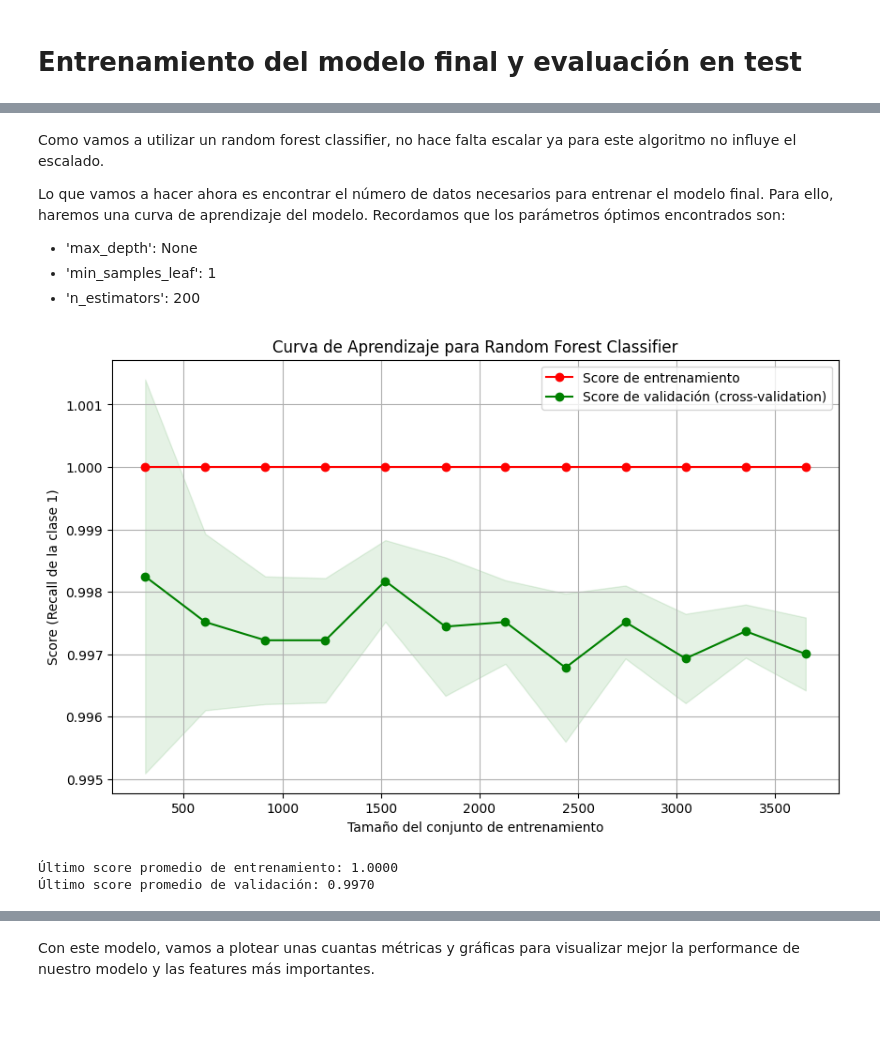
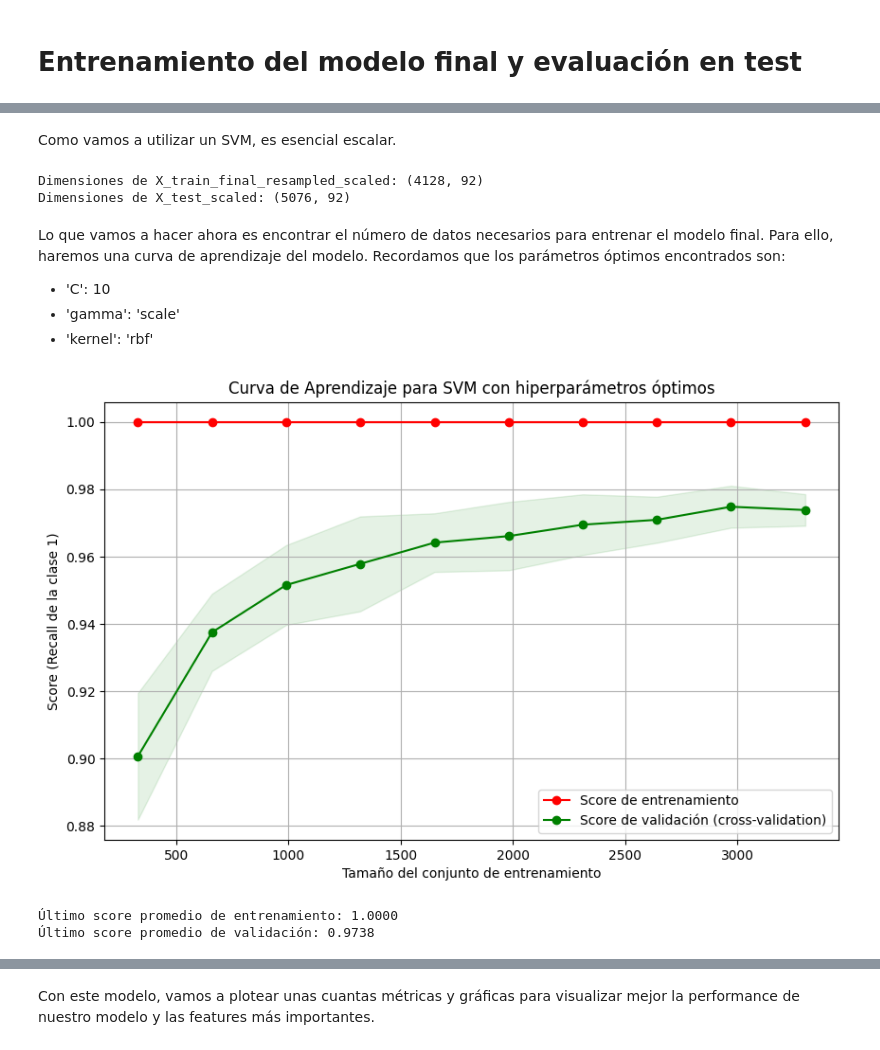
Before and after one commit to manugd1105/AI_challenge_UPF, a Jupyter notebook: Entrenamiento_y_testeo.ipynb, the cells around one changed output, grey strips where cells are left out. Cells and saved outputs as stored; diff of their text form; code cells hidden in the pictures; blank space fills up the shorter version.

```diff
--- a/Entrenamiento_y_testeo.ipynb
+++ b/Entrenamiento_y_testeo.ipynb
@@ -721,72 +931,105 @@ Ahora, construimos el conjunto de train final (df_train + df_val anterior).
+# %% [markdown]
+Como vamos a utilizar un SVM, es esencial escalar.
+# %%
+from sklearn.preprocessing import StandardScaler
+import pandas as pd
+
+# Instantiate a new StandardScaler
+final_scaler = StandardScaler()
+
+# Fit the scaler on the final resampled training data
+X_train_final_resampled_scaled = final_scaler.fit_transform(X_train_final_resampled)
+
+# Transform the test data using the fitted scaler
+X_test_scaled = final_scaler.transform(X_test)
+
+# Convert the scaled arrays back to DataFrames, preserving column names
+X_train_final_resampled_scaled = pd.DataFrame(X_train_final_resampled_scaled, columns=X_train_final_resampled.columns)
+X_test_scaled = pd.DataFrame(X_test_scaled, columns=X_test.columns)
+
+print("Dimensiones de X_train_final_resampled_scaled:", X_train_final_resampled_scaled.shape)
+print("Dimensiones de X_test_scaled:", X_test_scaled.shape)
+# %% [output]
+Dimensiones de X_train_final_resampled_scaled: (4128, 92)
+Dimensiones de X_test_scaled: (5076, 92)
 # %% [markdown]
-Como vamos a utilizar un random forest classifier, no hace falta escalar ya para este algoritmo no influye el escalado.
-
 Lo que vamos a hacer ahora es encontrar el número de datos necesarios para entrenar el modelo final. Para ello, haremos una curva de aprendizaje del modelo. Recordamos que los parámetros óptimos encontrados son:
 
-- 'max_depth': None
-- 'min_samples_leaf': 1
-- 'n_estimators': 200
+- 'C': 10
+- 'gamma': 'scale'
+- 'kernel': 'rbf'
 # %%
 import numpy as np
 import matplotlib.pyplot as plt
-from sklearn.model_selection import learning_curve
-from sklearn.ensemble import RandomForestClassifier
+from sklearn.model_selection import learning_curve, StratifiedKFold
+from sklearn.svm import SVC
 from sklearn.metrics import recall_score, make_scorer
-import pandas as pd
+from sklearn.utils import shuffle # Import shuffle
 
-rf_classifier = RandomForestClassifier(
-    n_estimators=200,
-    max_depth=None,
-    min_samples_leaf=1,
+# Define the Support Vector Classifier model with the optimal hyperparameters found previously
+# best_params_svm = {'C': 10, 'gamma': 'scale', 'kernel': 'rbf'}
+svm_classifier_lc = SVC(
+    C=best_params_svm['C'],
+    kernel=best_params_svm['kernel'],
+    gamma=best_params_svm['gamma'],
     random_state=42,
-    class_weight='balanced',
-    n_jobs=-1
+    class_weight='balanced' # Keep class_weight balanced as we are using resampled data
 )
 
+# Define the scoring metric: maximize recall for the positive class (1)
 scorer = make_scorer(recall_score, pos_label=1)
 
+# Set up 5-fold stratified cross-validation
+skf = StratifiedKFold(n_splits=5, shuffle=True, random_state=42)
+
+# IMPORTANT: Shuffle the data explicitly after undersampling to avoid the issue
+# where initial samples might predominantly belong to one class.
+# This ensures that 'learning_curve' samples from a well-mixed dataset.
+X_shuffled, y_shuffled = shuffle(X_train_final_resampled_scaled, y_train_final_resampled, random_state=42)
+
+# Generate learning curve data
 train_sizes, train_scores, test_scores = learning_curve(
-    rf_classifier,
-    X_train,
-    y_train,
-    cv=5, # Using 5-fold cross-validation
+    svm_classifier_lc,
+    X_shuffled, # Use shuffled data here
+    y_shuffled, # Use shuffled data here
+    cv=skf, # Using 5-fold stratified cross-validation
     scoring=scorer,
     n_jobs=-1, # Use all available cores
-    train_sizes=np.linspace(0.025, 0.3, 12), # Use 12 different sizes from 2.5% to 30% of the training data
+    train_sizes=np.linspace(0.1, 1.0, 10), # Use 10 different sizes from 10% to 100% of the training data
     random_state=42
 )
 
 # Calculate mean and standard deviation of training and test scores
 train_scores_mean = np.mean(train_scores, axis=1)
 train_scores_std = np.std(train_scores, axis=1)
 test_scores_mean = np.mean(test_scores, axis=1)
 test_scores_std = np.std(test_scores, axis=1)
 
 # Plot the learning curve
 plt.figure(figsize=(10, 6))
-plt.title("Curva de Aprendizaje para Random Forest Classifier")
+plt.title("Curva de Aprendizaje para SVM con hiperparámetros óptimos")
 plt.xlabel("Tamaño del conjunto de entrenamiento")
 plt.ylabel("Score (Recall de la clase 1)")
 plt.grid()
 
 plt.fill_between(train_sizes, train_scores_mean - train_scores_std,
                  train_scores_mean + train_scores_std, alpha=0.1,
                  color="r")
 plt.fill_between(train_sizes, test_scores_mean - test_scores_std,
                  test_scores_mean + test_scores_std, alpha=0.1,
                  color="g")
 plt.plot(train_sizes, train_scores_mean, 'o-', color="r",
          label="Score de entrenamiento")
 plt.plot(train_sizes, test_scores_mean, 'o-', color="g",
          label="Score de validación (cross-validation)")
 
 plt.legend(loc="best")
 plt.show()
 
 print(f"Último score promedio de entrenamiento: {train_scores_mean[-1]:.4f}")
 print(f"Último score promedio de validación: {test_scores_mean[-1]:.4f}")
 # %% [output]
-[figure, old version]
+[figure, new version]
 Último score promedio de entrenamiento: 1.0000
-Último score promedio de validación: 0.9970
+Último score promedio de validación: 0.9738
 # %% [markdown]
```
Also changed, not shown: parts of 63 cells of this notebook.
